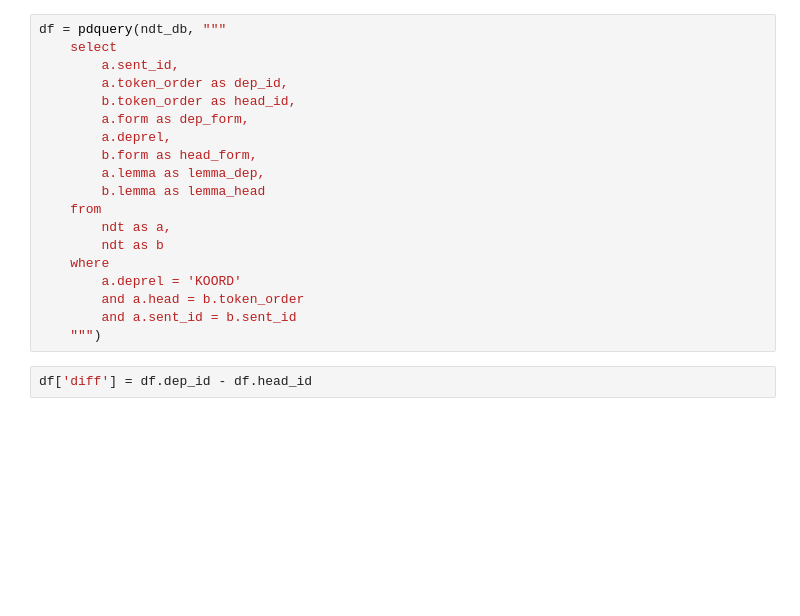
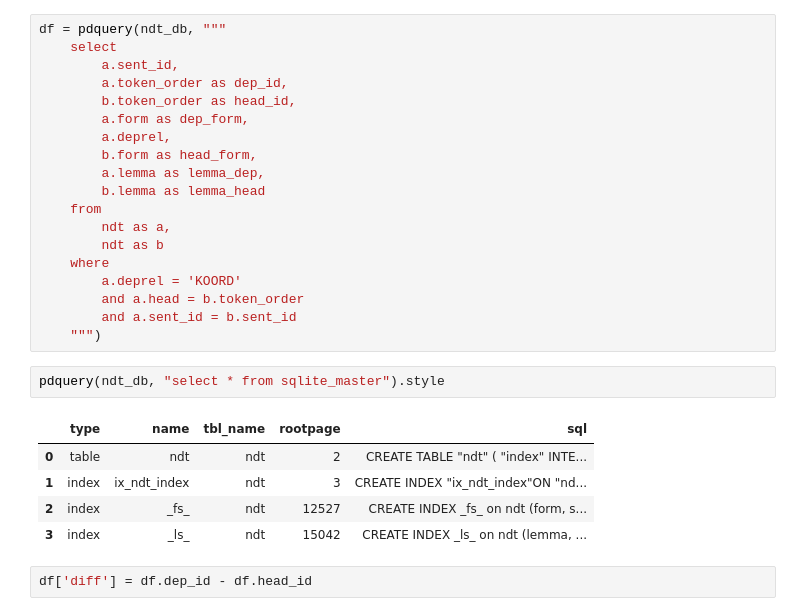
Before and after one commit to Yoonsen/NDT_analyse, a Jupyter notebook: extract.ipynb, the cells around one changed output. Drawn from its saved outputs; the diff is of its cells as text; blank space fills up the shorter version.

```diff
--- a/extract.ipynb
+++ b/extract.ipynb
@@ -35,5 +32,13 @@ df = pdquery(ndt_db, """
         and a.head = b.token_order
         and a.sent_id = b.sent_id
     """)
+# %%
+pdquery(ndt_db, "select * from sqlite_master").style
+# %% [output]
+|  | type | name | tbl_name | rootpage | sql |
+| 0 | table | ndt | ndt | 2 | CREATE TABLE "ndt" ( "index" INTE... |
+| 1 | index | ix_ndt_index | ndt | 3 | CREATE INDEX "ix_ndt_index"ON "nd... |
+| 2 | index | _fs_ | ndt | 12527 | CREATE INDEX _fs_ on ndt (form, s... |
+| 3 | index | _ls_ | ndt | 15042 | CREATE INDEX _ls_ on ndt (lemma, ... |
 # %%
 df['diff'] = df.dep_id - df.head_id
```
Also changed, not shown: parts of 7 cells of this notebook, 1 other file.
